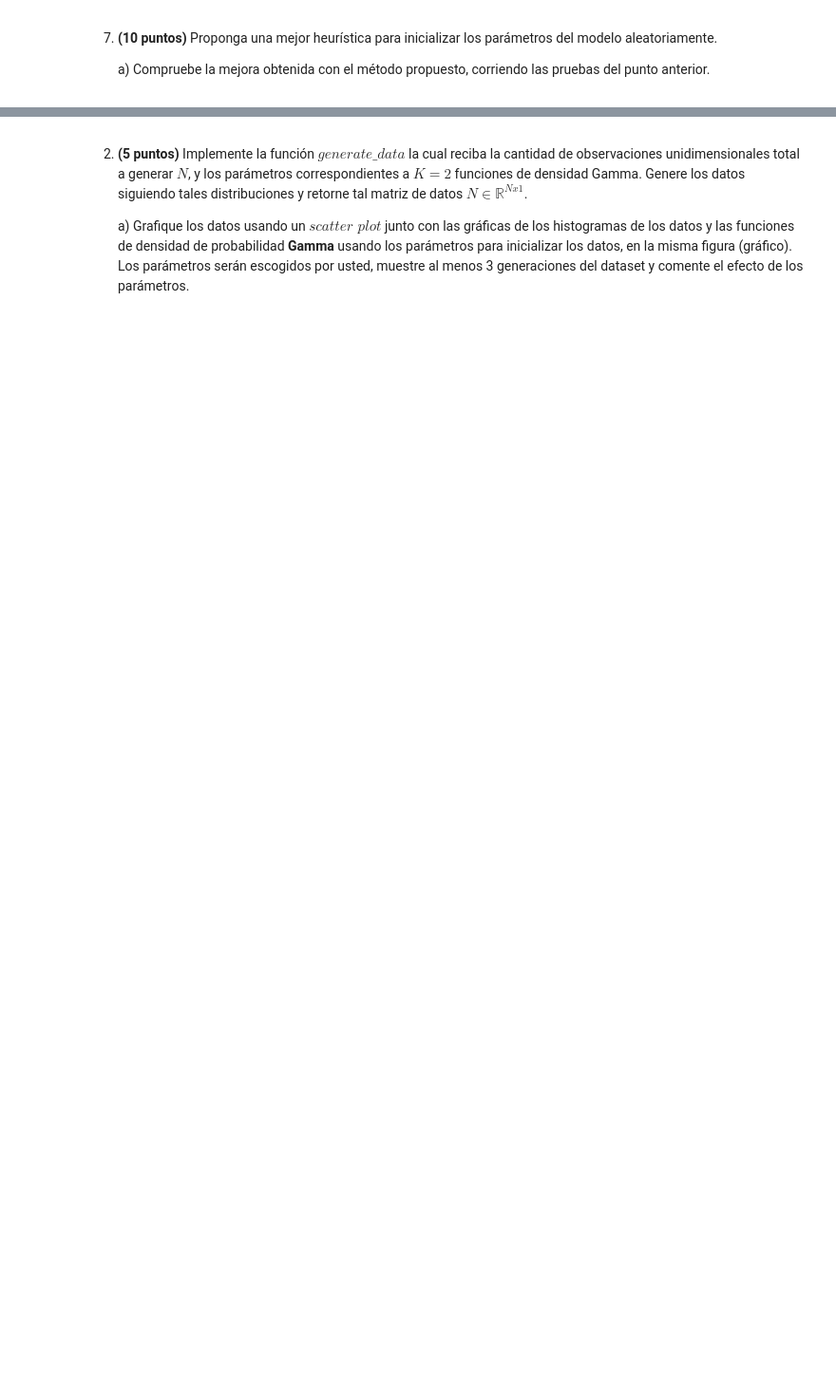
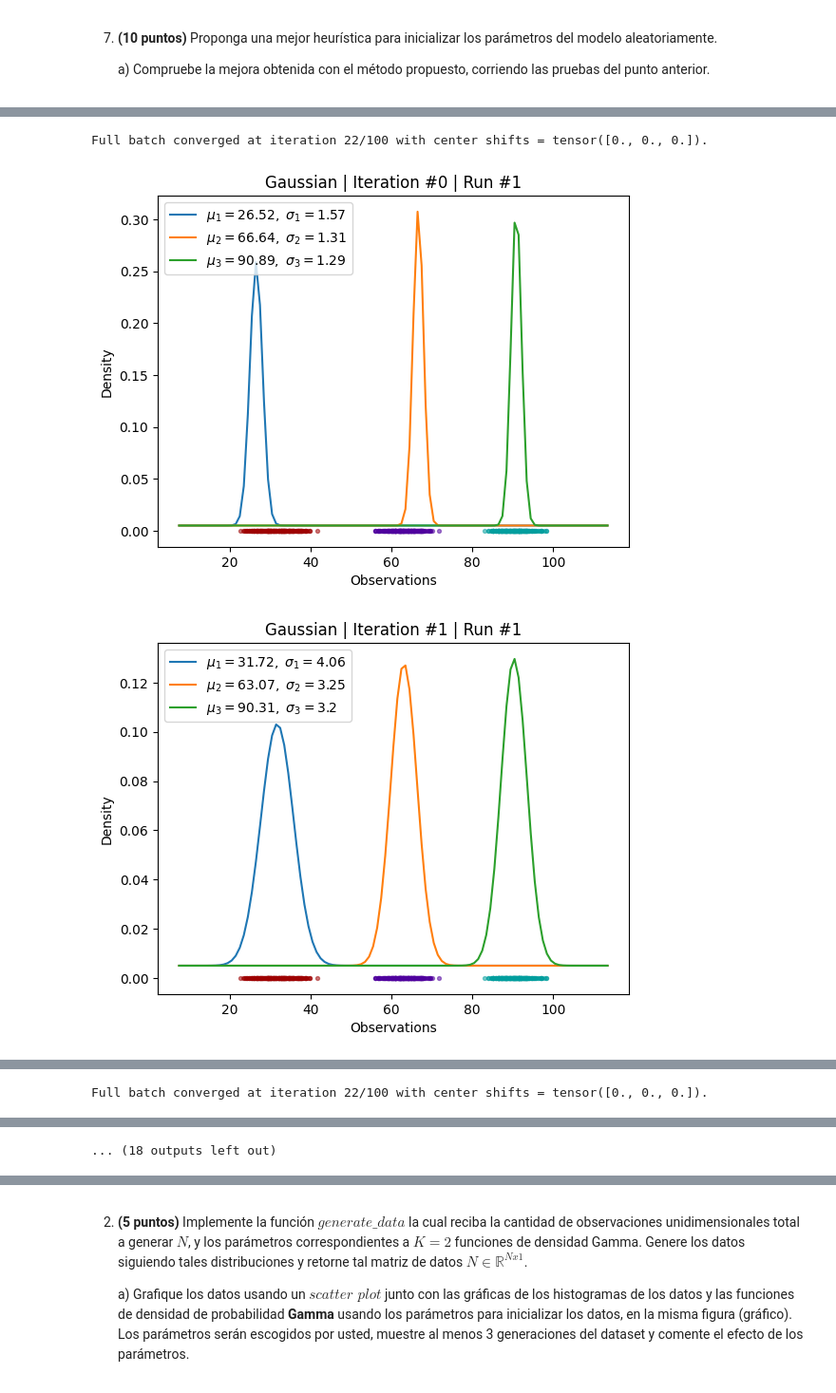
Before and after one commit to LD9797/Auto-Learning-Ground, a Jupyter notebook: AA_Entregable.ipynb, the cells around one changed output, grey strips where cells are left out. Shown at 95% size. Drawn from its saved outputs; the diff is of its cells as text; code cells hidden in the pictures; blank space fills up the shorter version.

```diff
--- a/AA_Entregable.ipynb
+++ b/AA_Entregable.ipynb
@@ -263,0 +334,7 @@ Full batch converged at iteration 22/100 with center shifts = tensor([0., 0., 0.
+# %%
+for run in range(5):
+    expectation_maximization(gaussian_observations, run_number=run + 1, heuristic=True)
+# %% [output]
+Full batch converged at iteration 22/100 with center shifts = tensor([0., 0., 0.]).
+[figure, added]
+[figure, added]
@@ -263,0 +344 @@ Full batch converged at iteration 22/100 with center shifts = tensor([0., 0., 0.
+Full batch converged at iteration 22/100 with center shifts = tensor([0., 0., 0.]).
@@ -264,3 +350,4 @@ Full batch converged at iteration 22/100 with center shifts = tensor([0., 0., 0.
+... (18 outputs left out)
 # %% [markdown]
 ## **2. (40 puntos) Algoritmo de Maximización de la Esperanza con datos artificiales (modelo Gamma)**
 
```
Also changed, not shown: parts of 32 cells of this notebook, 59 other files.
